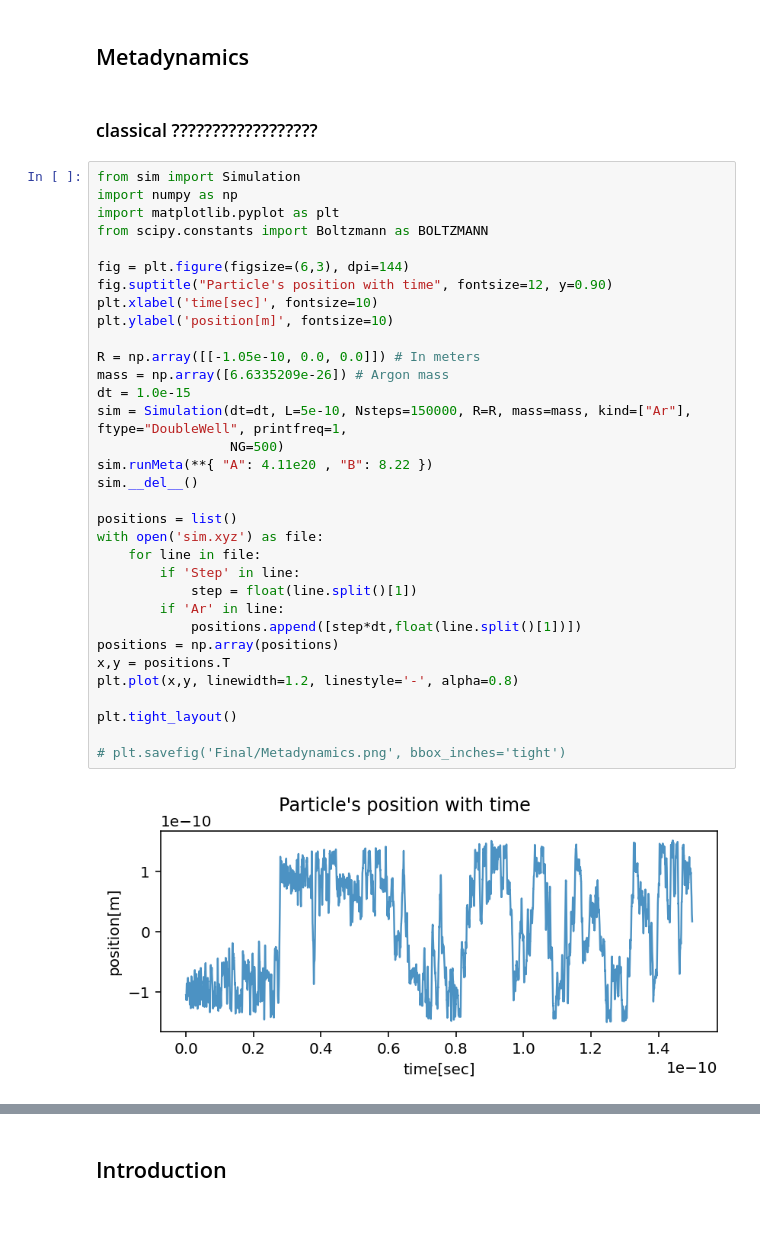
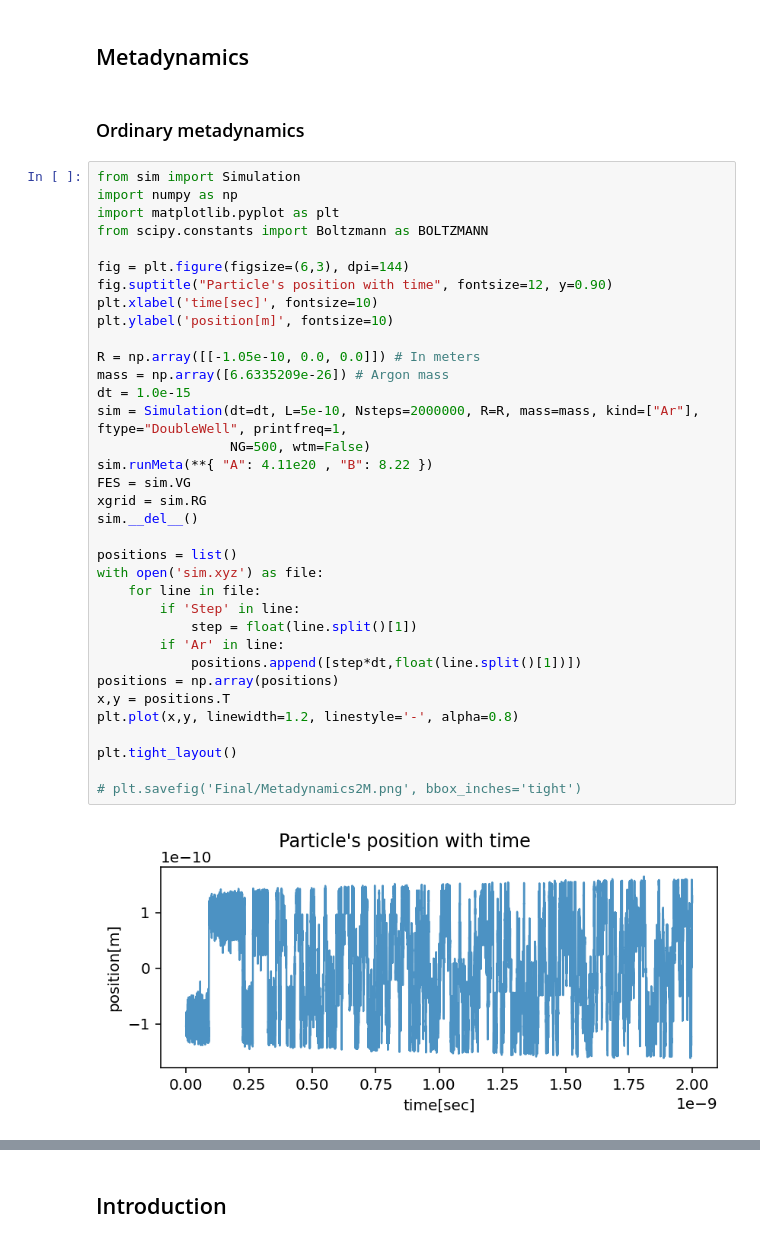
Before and after one commit to netanelbachar/metadynamic_final_project, a Jupyter notebook: ReportProjFinal.ipynb, the cells around one changed output, grey strips where cells are left out. Saved outputs shown, nothing was run; the diff lists cells and outputs as text.

```diff
--- a/ReportProjFinal.ipynb
+++ b/ReportProjFinal.ipynb
@@ -44,39 +55,41 @@ the tempered approach of metadynamics...
 # %% [markdown]
 ## Metadynamics
 # %% [markdown]
-### classical ??????????????????
+### Ordinary metadynamics
 # %%
 from sim import Simulation
 import numpy as np
 import matplotlib.pyplot as plt
 from scipy.constants import Boltzmann as BOLTZMANN
 
 fig = plt.figure(figsize=(6,3), dpi=144)
 fig.suptitle("Particle's position with time", fontsize=12, y=0.90)
 plt.xlabel('time[sec]', fontsize=10)
 plt.ylabel('position[m]', fontsize=10)
 
 R = np.array([[-1.05e-10, 0.0, 0.0]]) # In meters
 mass = np.array([6.6335209e-26]) # Argon mass
 dt = 1.0e-15
-sim = Simulation(dt=dt, L=5e-10, Nsteps=150000, R=R, mass=mass, kind=["Ar"], ftype="DoubleWell", printfreq=1,
-                 NG=500)
+sim = Simulation(dt=dt, L=5e-10, Nsteps=2000000, R=R, mass=mass, kind=["Ar"], ftype="DoubleWell", printfreq=1,
+                 NG=500, wtm=False)
 sim.runMeta(**{ "A": 4.11e20 , "B": 8.22 })
+FES = sim.VG
+xgrid = sim.RG
 sim.__del__()
 
 positions = list()
 with open('sim.xyz') as file:
     for line in file:
         if 'Step' in line:
             step = float(line.split()[1])
         if 'Ar' in line:
             positions.append([step*dt,float(line.split()[1])])
 positions = np.array(positions)
 x,y = positions.T
 plt.plot(x,y, linewidth=1.2, linestyle='-', alpha=0.8)
 
 plt.tight_layout()
 
-# plt.savefig('Final/Metadynamics.png', bbox_inches='tight')
+# plt.savefig('Final/Metadynamics2M.png', bbox_inches='tight')
 # %% [output]
-[figure, old version]
+[figure, new version]
```
Also changed, not shown: parts of 9 cells of this notebook, 6 other files.
